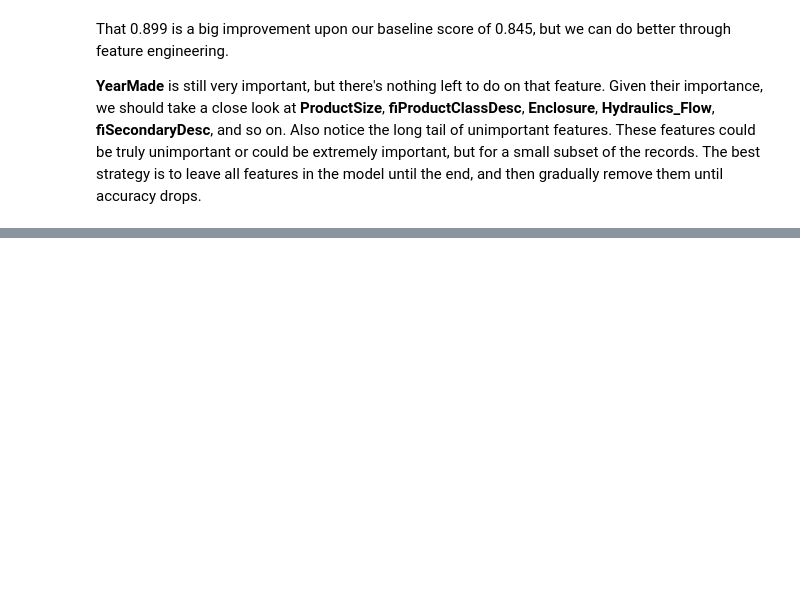
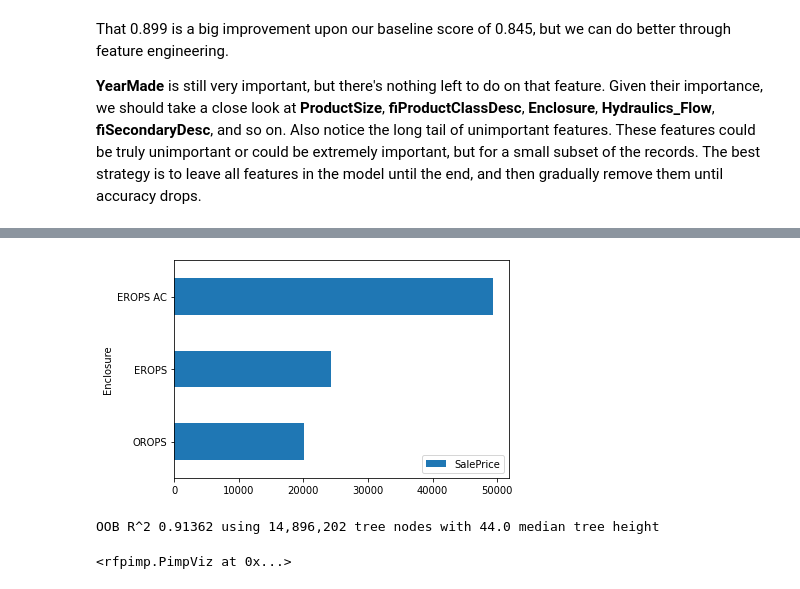
Before and after one commit to georggie/The-Mechanics-of-Machine-Learning, a Jupyter notebook: notes/Blue-Book-for-Bulldozers.ipynb, the cells around one changed output, grey strips where cells are left out. Drawn from its saved outputs; the diff is of its cells as text; code cells hidden in the pictures; blank space fills up the shorter version.

```diff
--- a/notes/Blue-Book-for-Bulldozers.ipynb
+++ b/notes/Blue-Book-for-Bulldozers.ipynb
@@ -390,0 +532,14 @@ That 0.899 is a big improvement upon our baseline score of 0.845, but we can do
+# %%
+# value counts from 'Hydraulics_Flow'
+print(df_raw.Hydraulics_Flow.value_counts(dropna=False))
+
+
+df['Hydraulics_Flow'] = df_raw['Hydraulics_Flow'].values
+df['Hydraulics_Flow'] = df['Hydraulics_Flow'].replace('None or Unspecified', np.nan)
+onehot = pd.get_dummies(df['Hydraulics_Flow'], prefix='Hydraulics_Flow', dtype=bool)
+
+del df['Hydraulics_Flow']
+df = pd.concat([df, onehot], axis=1)
+
+X, y = df.drop('SalePrice', axis=1), df['SalePrice']
+rf, oob_Hydraulics_Flow = train_rf(X, y, n_estimators=150)
@@ -390,0 +558,8 @@ That 0.899 is a big improvement upon our baseline score of 0.845, but we can do
+# %%
+# one hot encode Enclosure feature
+print(df_raw.Enclosure.value_counts(dropna=False))
+
+df['Enclosure'] = df_raw['Enclosure'].values
+df['Enclosure'] = df['Enclosure'].replace('EROPS w AC', 'EROPS AC')
+df['Enclosure'] = df['Enclosure'].replace('None or Unspecified', np.nan)
+df['Enclosure'] = df['Enclosure'].replace('NO ROPS', np.nan)
@@ -390,0 +574,19 @@ That 0.899 is a big improvement upon our baseline score of 0.845, but we can do
+# %%
+temp = df.groupby('Enclosure').mean()
+temp[['SalePrice']].sort_values('SalePrice').plot.barh();
+# %% [output]
+[figure, added]
+# %%
+onehot = pd.get_dummies(df['Enclosure'], prefix='Enclosure', dtype=bool)
+del df['Enclosure']
+
+df = pd.concat([df, onehot], axis=1)
+X, y = df.drop('SalePrice', axis=1), df['SalePrice']
+rf, oob_Enclosure = train_rf(X, y, n_estimators=150, njobs=-1)
+# %% [output]
+OOB R^2 0.91362 using 14,896,202 tree nodes with 44.0 median tree height
+# %%
+imp = importances(rf, X, y)
+plot_importances(imp.head(20))
+# %% [output]
+<rfpimp.PimpViz at 0x...>
```
Also changed, not shown: parts of 33 cells of this notebook, 1 other file.
